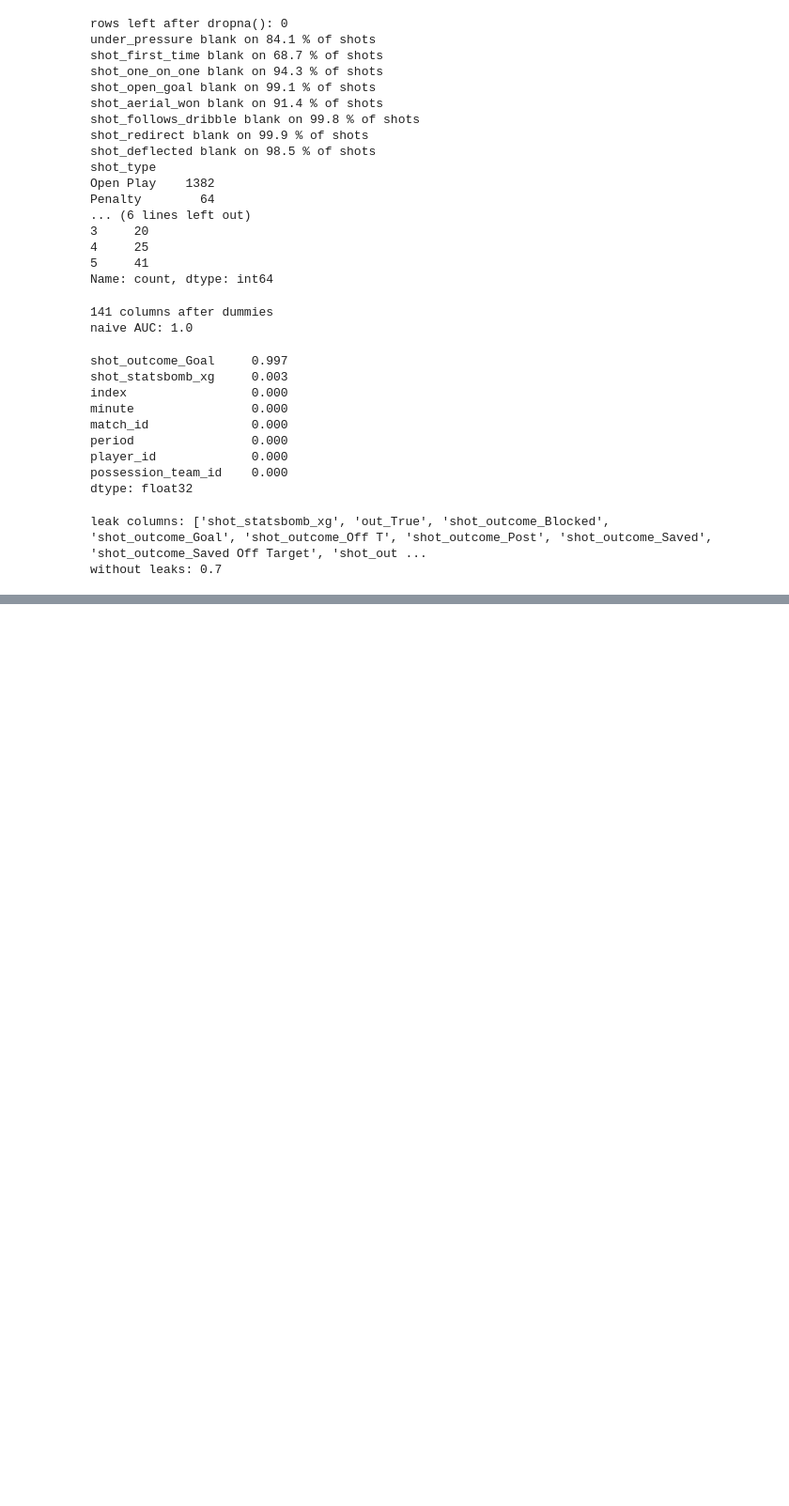
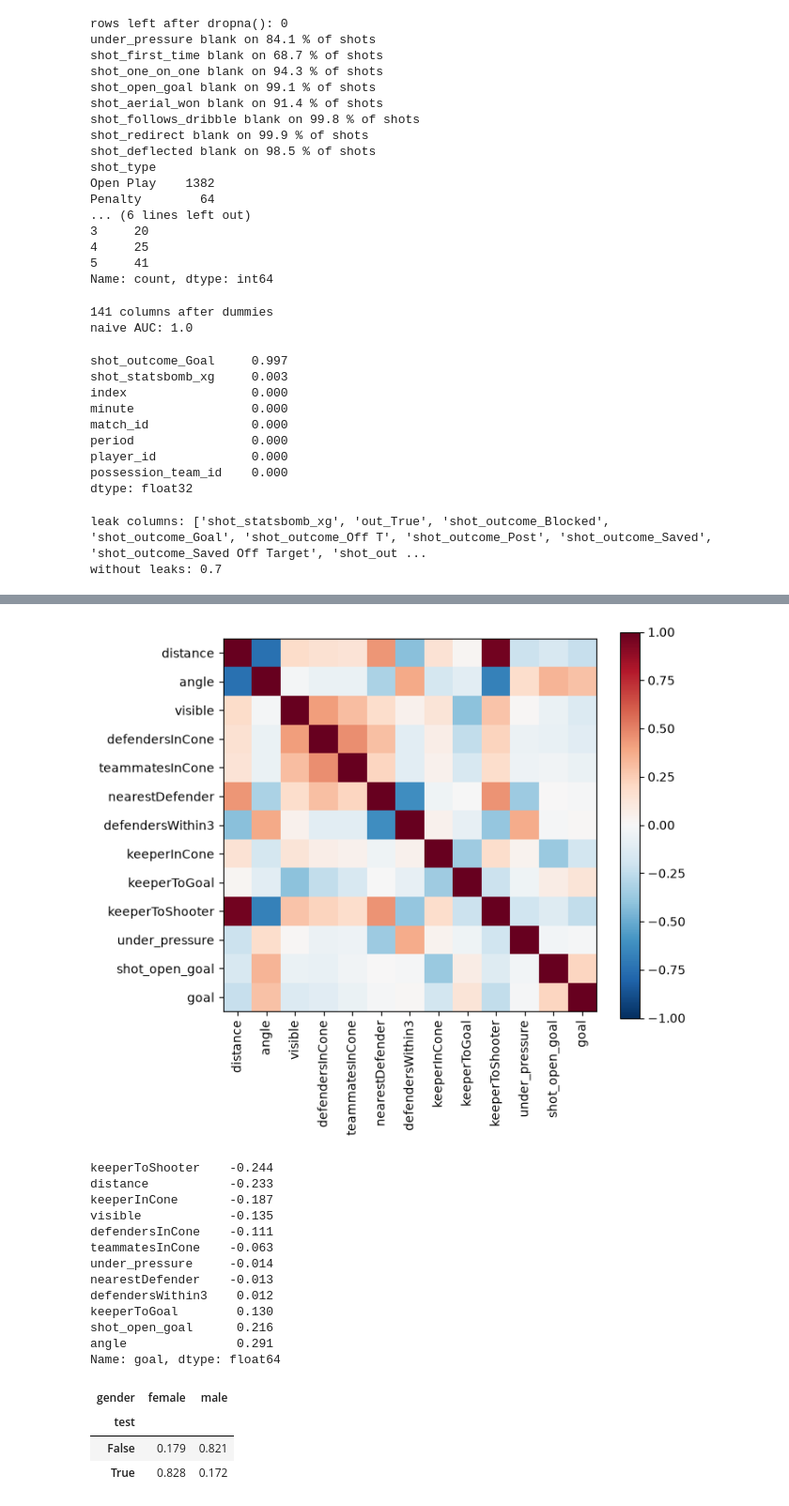
Before and after one commit to darpan-chapagain/goal-pass-predictor, a Jupyter notebook: notebooks/03_eda.ipynb, the cells around one changed output, grey strips where cells are left out. Shown at 94% size. Drawn from its saved outputs; the diff is of its cells as text; code cells hidden in the pictures; blank space fills up the shorter version.

```diff
--- a/notebooks/03_eda.ipynb
+++ b/notebooks/03_eda.ipynb
@@ -111,0 +189,41 @@ without leaks: 0.7
+# %%
+look = ["distance", "angle", "visible", "defendersInCone", "teammatesInCone", "nearestDefender",
+        "defendersWithin3", "keeperInCone", "keeperToGoal", "keeperToShooter",
+        "under_pressure", "shot_open_goal", "goal"]
+corr = df[look].corr()
+
+plt.figure(figsize=(7, 6))
+plt.imshow(corr, cmap="RdBu_r", vmin=-1, vmax=1)
+plt.xticks(range(len(look)), look, rotation=90)
+plt.yticks(range(len(look)), look)
+plt.colorbar()
+plt.tight_layout()
+plt.savefig("../outputs/eda_correlations.png", dpi=200)
+plt.show()
+
+corr["goal"].drop("goal").sort_values().round(3)
+# %% [output]
+[figure, added]
+keeperToShooter    -0.244
+distance           -0.233
+keeperInCone       -0.187
+visible            -0.135
+defendersInCone    -0.111
+teammatesInCone    -0.063
+under_pressure     -0.014
+nearestDefender    -0.013
+defendersWithin3    0.012
+keeperToGoal        0.130
+shot_open_goal      0.216
+angle               0.291
+Name: goal, dtype: float64
+# %%
+# who is in train and who is in test
+matches = loadMatches()
+g = df[["match_id", "test"]].merge(matches[["match_id", "gender"]], on="match_id")
+pd.crosstab(g["test"], g["gender"], normalize="index").round(3)
+# %% [output]
+| gender | female | male |
+| test |  |  |
+| False | 0.179 | 0.821 |
+| True | 0.828 | 0.172 |
```
Also changed, not shown: parts of 8 cells of this notebook, 3 other files.
